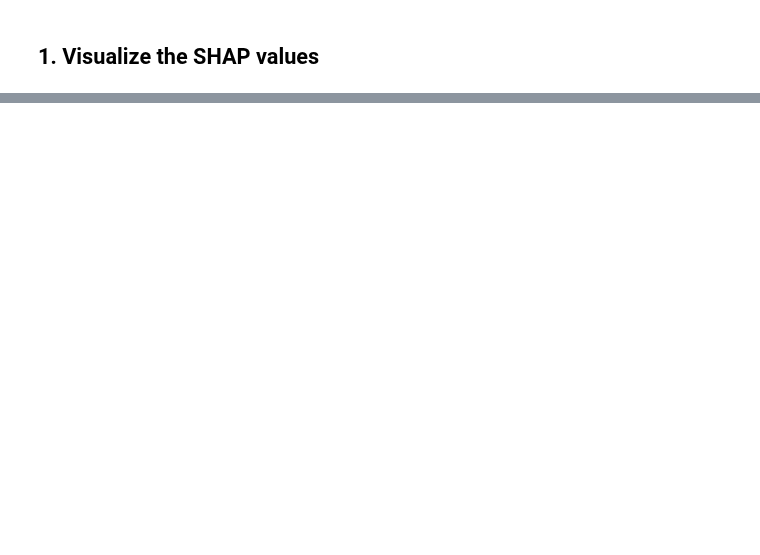
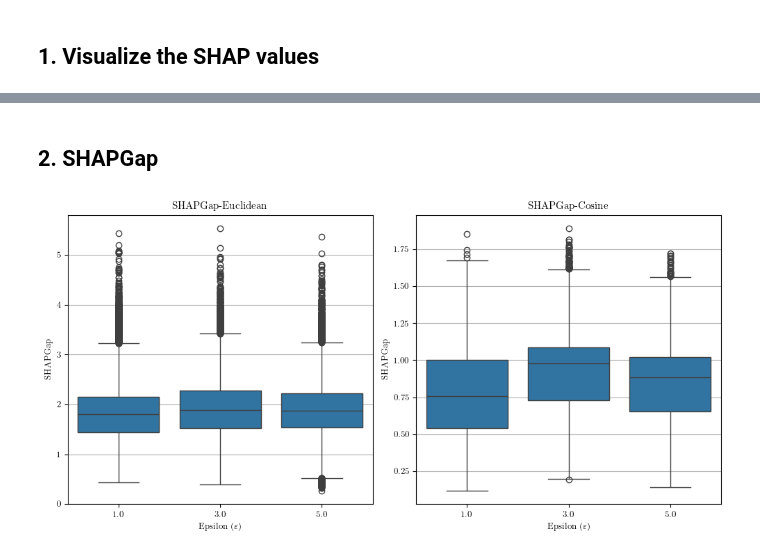
Before and after one commit to trinhkieuha/dp-shap-anomaly-detection, a Jupyter notebook: notebooks/06_Explainability.ipynb, the cells around one changed output, grey strips where cells are left out. Saved outputs shown, nothing was run; the diff lists cells and outputs as text; code cells hidden in the pictures; blank space fills up the shorter version.

```diff
--- a/notebooks/06_Explainability.ipynb
+++ b/notebooks/06_Explainability.ipynb
@@ -90,0 +103,54 @@ plt.show()
+# %% [markdown]
+## 2. SHAPGap
+# %%
+# Plot the SHAP values for the baseline and DPSGD models
+records = []
+
+for (model_type, version, eps), explanation in shap_dict.items():
+    if model_type == "baseline":
+        baseline_explanation = explanation
+
+for (model_type, version, eps), explanation in shap_dict.items():
+    if model_type == "dpsgd":
+        dpsgd_explanation = explanation
+        for gap_type in ["euclidean", "cosine"]:
+            if gap_type == "euclidean":
+                baseline_explanation_norm = normalize_shap(baseline_explanation, method="zscore")
+                dpsgd_explanation_norm = normalize_shap(dpsgd_explanation, method="zscore")
+            else:
+                baseline_explanation_norm = normalize_shap(baseline_explanation, method="l2")
+                dpsgd_explanation_norm = normalize_shap(dpsgd_explanation, method="l2")
+            gap = shap_gap(baseline_explanation, dpsgd_explanation, gap_type=gap_type)
+            records.append({
+                "epsilon": eps,
+                "gap_type": gap_type,
+                "shap_gap": gap
+            })
+
+# Convert to DataFrame for seaborn
+df = pd.DataFrame(records)
+
+# Explode the 'shap_gap' column so that each list item becomes a row
+df_melted = df.explode("shap_gap").reset_index(drop=True)
+
+# Convert shapgap values to float (they may be stored as objects/strings)
+df_melted["shap_gap"] = df_melted["shap_gap"].astype(float)
+
+# Create subplots
+fig, axes = plt.subplots(1, 2, figsize=(10, 5))
+
+# Plot each gap type
+for i, gap_type in enumerate(["euclidean", "cosine"]):
+
+    sns.boxplot(data=df_melted[df_melted["gap_type"] == gap_type],
+                x="epsilon", y="shap_gap", ax=axes[i])
+    axes[i].set_title(f"SHAPGap-{gap_type.capitalize()}")
+    axes[i].set_xlabel(r"Epsilon ($\varepsilon$)")
+    axes[i].set_ylabel("SHAPGap")
+    axes[i].grid(axis='y')
+
+plt.tight_layout()
+plt.savefig(f"results/figures/shap_gap.png", bbox_inches='tight', dpi=300)
+plt.show()
+# %% [output]
+[figure, added]
```
Also changed, not shown: parts of 4 cells of this notebook, 17 other files.
